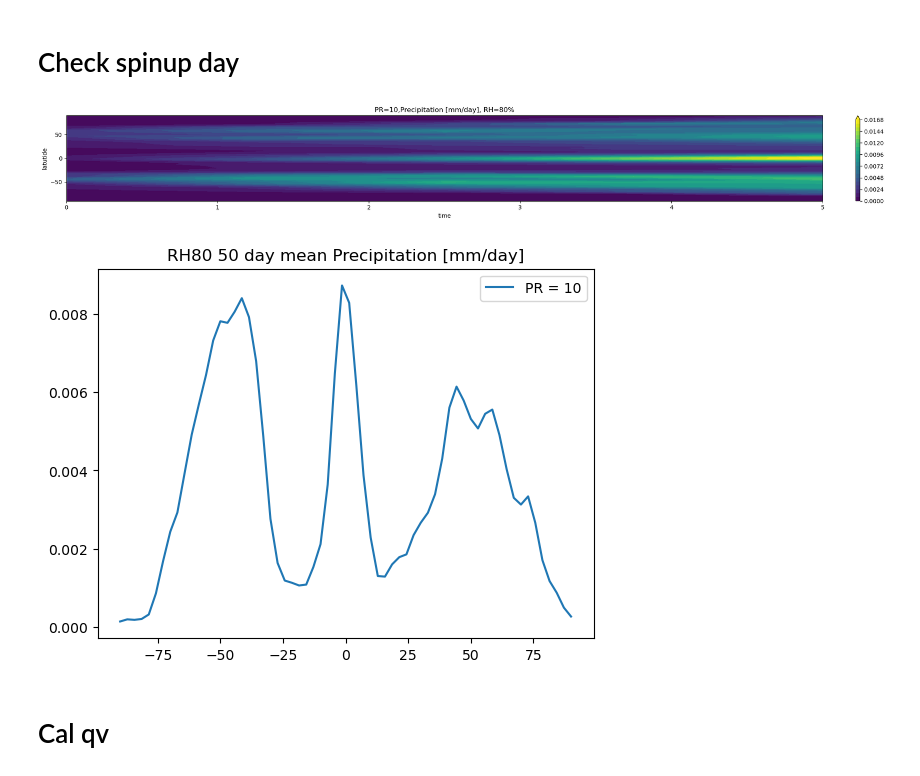
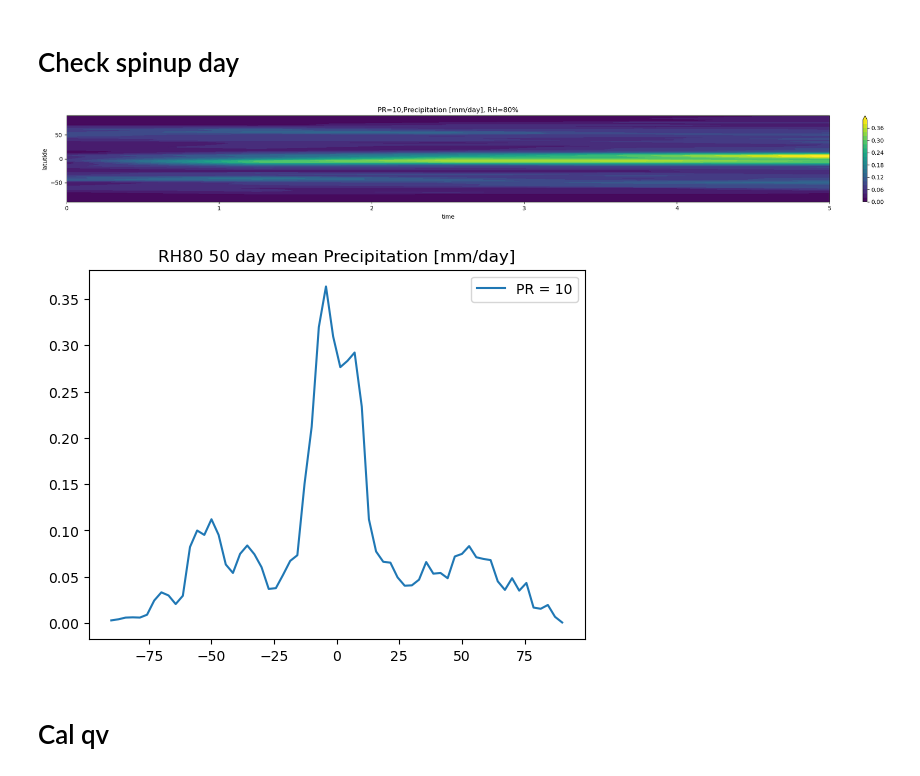
Before and after one commit to PeterChang1023/Dycore_Master, a Jupyter notebook: dycore/IdealizeSpetral.jl/exp/HSt42/check_spinupday.ipynb, the cells around one changed output. Cells and saved outputs as stored; diff of their text form; code cells hidden in the pictures.

```diff
--- a/dycore/IdealizeSpetral.jl/exp/HSt42/check_spinupday.ipynb
+++ b/dycore/IdealizeSpetral.jl/exp/HSt42/check_spinupday.ipynb
@@ -106,8 +106,8 @@ class Dycore:
         self.Prec = np.zeros(self.u.shape)
         for i in range(1,20-1):
             self.Prec[:,i,:,:] = 1/self.g * self.qv_diff[:,i,:,:] * (self.p[:,i+1,:,:] - self.p[:,i-1,:,:])/2
-        self.Prec[:, 0,:,:] = 1/self.g * self.qv_diff[:, 0,:,:] * (self.p[:, 1,:,:] - self.p[:, 0,:,:])/2
-        self.Prec[:,-1,:,:] = 1/self.g * self.qv_diff[:,-1,:,:] * (self.p[:,-1,:,:] - self.p[:,-2,:,:])/2
+        # self.Prec[:, 0,:,:] = 1/self.g * self.qv_diff[:, 0,:,:] * (self.p[:, 1,:,:] - self.p[:, 0,:,:])/2
+        # self.Prec[:,-1,:,:] = 1/self.g * self.qv_diff[:,-1,:,:] * (self.p[:,-1,:,:] - self.p[:,-2,:,:])/2
 
         self.Prec_mean = np.nansum(self.Prec, axis=(1))
         self.Prec_mean2 = np.nanmean(self.Prec_mean, axis=(2))
@@ -128,8 +128,8 @@ class Dycore:
 
         return np.nanmean(self.factor3, axis=(1,3))
 # %%
-file = "25day_factor2_new_final.dat"
-time = np.linspace(0,25,25)
+file = "test_all.dat"
+time = np.linspace(0,5,5)
 y    = np.linspace(-90,90,64)
 
 yy, tt = np.meshgrid(y,time)
@@ -142,7 +142,7 @@ for pr in range(10,20,10):
     # file = "test_final.dat"
     dycore = Dycore(file)
     # get_KE = dycore.cal_KE()
-    Prec   = dycore.cal_diff()
+    Prec   = dycore.cal_pre()
 
     # t_mean = dycore.cal_t()
     # t_mean2 = dycore.cal_t_last()
@@ -166,37 +166,37 @@ for pr in range(10,20,10):
     a += 1
     ### test
 
 plt.tight_layout()
 # plt.savefig("Check_Precipitation.png", dpi=300., bbox_inches='tight')
 plt.show()
 ###############################################################################
 ### cooridate
 x  = np.linspace(-180,180,128)
 y  = np.linspace(-90,90,64)
 xd = np.deg2rad(x)
 yd = np.deg2rad(y)
 
 # WARNING: cos(-90) would be zero, doing this preventing it from divide by zero.
 cy     = np.cos(yd)
 cy[0]  = np.nan
 cy[-1] = np.nan
 
 plt.figure(dpi=100.)
 plt.title("RH80 50 day mean Precipitation [mm/day]")
 
 for pr in range(10,20,10):
     # file  = f"1600day_HS_front_RH50_PR{pr}_PRRELAX86400_with_w_all.dat"# f"HS_front_RH50_PR10_PRRELAX86400_with_w_all.dat" # ./outputs/withprecip/
     # file = f"PR{pr}_200day_test_ice_all.dat"
     # file = "300day_RH80_PR10_test_vertical_advection_revised_all.dat"
     dycore = Dycore(file)
-    Prec   = dycore.cal_diff()
-    Prec_mean  = np.nanmean(Prec[-5:,:], axis=0)
+    Prec   = dycore.cal_pre()
+    Prec_mean  = np.nanmean(Prec[:,:], axis=0)
     plt.plot(y, Prec_mean * int(pr), label=f"PR = {pr}")
 plt.legend()
 plt.show()
 # %% [output]
-[figure, old version]
+[figure, new version]
-[figure, old version]
+[figure, new version]
 # %% [markdown]
 # Cal qv
 # %%
```
Also changed, not shown: 2 other files.
